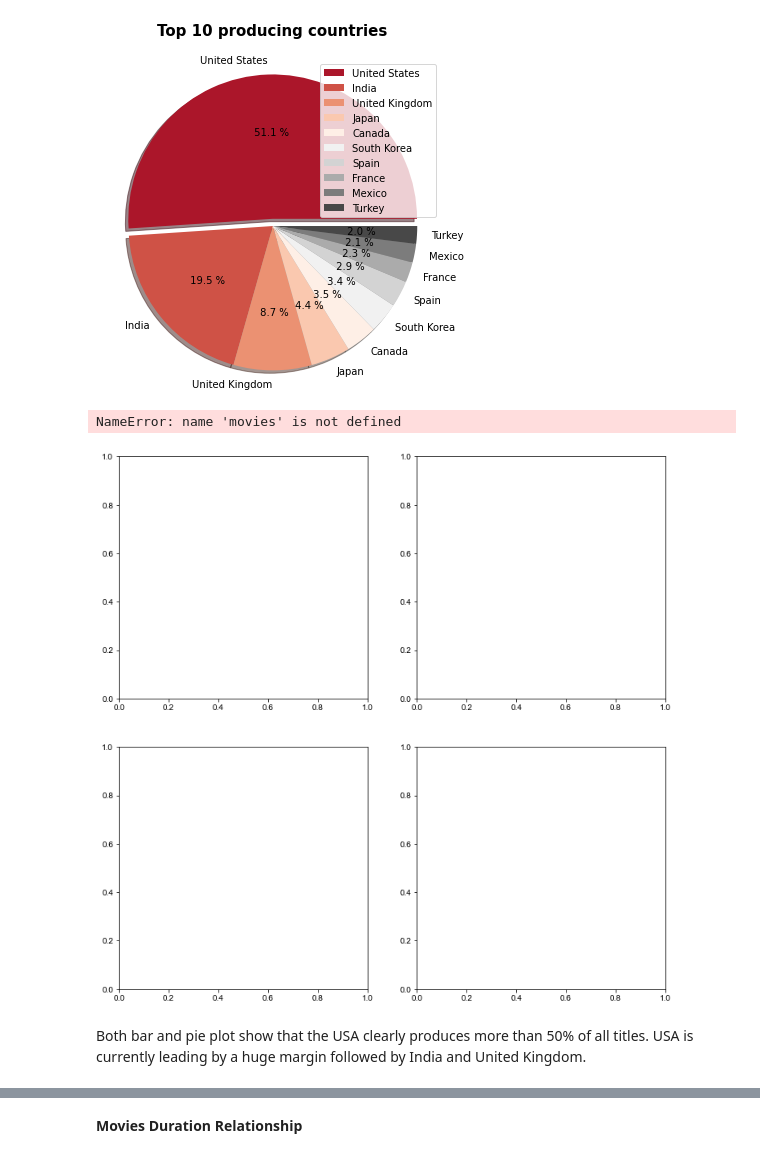
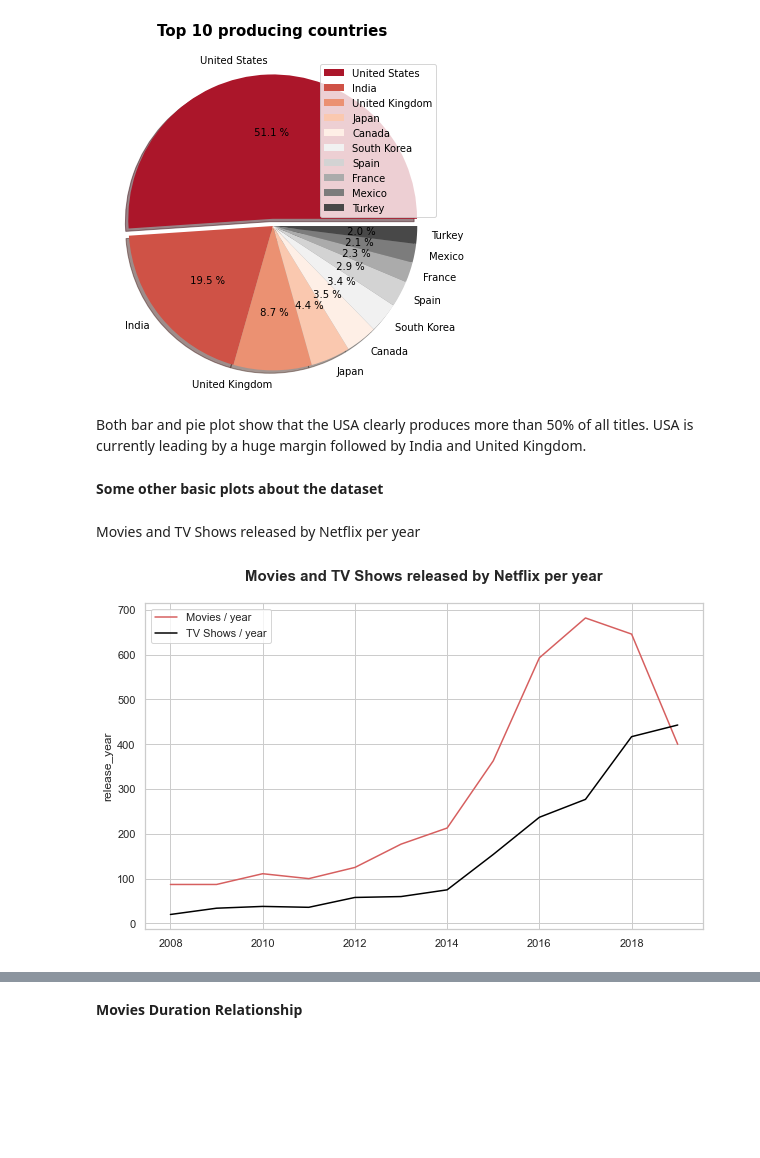
Before and after one commit to ta-data-mexpt/project-dataviz, a Jupyter notebook: Data Visualization Jupyter Notebook.ipynb, the cells around one changed output, grey strips where cells are left out. Drawn from its saved outputs; the diff is of its cells as text; code cells hidden in the pictures; blank space fills up the shorter version.

```diff
--- a/Data Visualization Jupyter Notebook.ipynb
+++ b/Data Visualization Jupyter Notebook.ipynb
@@ -251,15 +247,53 @@ ax2.set_title('Top 10 producing countries\n', fontsize=15, fontweight='bold')
 plt.legend(labels, loc=0);
 # %% [output]
 [figure]
-# %%
-f, axes = plt.subplots(2, 2, figsize=(12, 12), sharex=False)
-
-sns.set(style="whitegrid", palette="muted", color_codes=True)
-
-sns.lineplot(data=movies, color="b", ax=axes[0, 0], label="Movies / year")
-sns.lineplot(data=tv_shows, color="c", ax=axes[0, 0], label="TV Shows / year")
-# %% [output]
-NameError: name 'movies' is not defined
-[figure, removed]
 # %% [markdown]
 Both bar and pie plot show that the USA clearly produces more than 50% of all titles. USA is currently leading by a huge margin followed by India and United Kingdom.
+# %% [markdown]
+**Some other basic plots about the dataset**
+# %%
+from collections import Counter
+
+#Define displayed years:
+years = list(range(2008,2020,1))
+
+#separate movies and tv_shows:
+movie_rows = titles.loc[titles["type"] == "Movie"]
+tv_rows = titles.loc[titles["type"] == "TV Show"]
+
+#Count movies / tv shows per year
+movies_counts = movie_rows.release_year.value_counts()
+tv_counts = tv_rows.release_year.value_counts()
+
+index_years_mov = movies_counts.index.isin(years)
+index_years_tv = tv_counts.index.isin(years)
+
+#select movies / tv shows between chosen years:
+movies = movies_counts[index_years_mov]
+tv_shows = tv_counts[index_years_tv]
+
+# Calculate percentages of movies and tv shows:
+movies_per = round(movie_rows.shape[0] / titles["type"].shape[0] * 100, 2)
+tvshows_per = round(tv_rows.shape[0] / titles["type"].shape[0] * 100, 2)
+
+#Top Movie and TV Show producer country:
+top5_producer_countrys = titles.country.value_counts().sort_values(ascending=False).head(5)
+
+#Top most commen Actors an directors (Movies and tv shows):
+casts = ", ".join(titles.copy().fillna("")['cast']).split(", ")
+counter_list = Counter(casts).most_common(5)
+most_commen_actors = [i for i in counter_list if i[0] != ""]
+labels = [i[0] for i in most_commen_actors][::-1]
+values = [i[1] for i in most_commen_actors][::-1]
+
+most_commen_directors = titles.director.value_counts().head(5).sort_values(ascending=True)
+# %% [markdown]
+Movies and TV Shows released by Netflix per year
+# %%
+fig = plt.figure(figsize=(10, 6))
+#gs = gridspec.GridSpec(nrows=1, ncols=2, height_ratios=[6], width_ratios=[10, 5])
+
+sns.lineplot(data=movies, color="r", label="Movies / year")
+sns.lineplot(data=tv_shows, color="black", label="TV Shows / year").set_title('Movies and TV Shows released by Netflix per year\n', fontsize=15, fontweight='bold');
+# %% [output]
+[figure, added]
```
Also changed, not shown: parts of 8 cells of this notebook.
